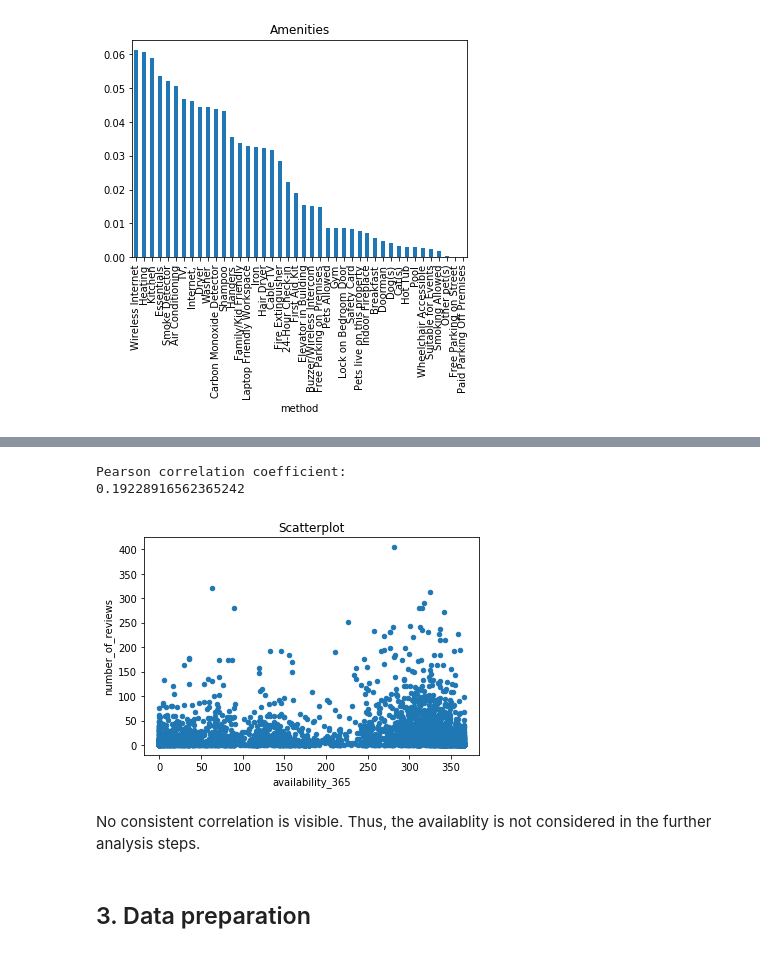
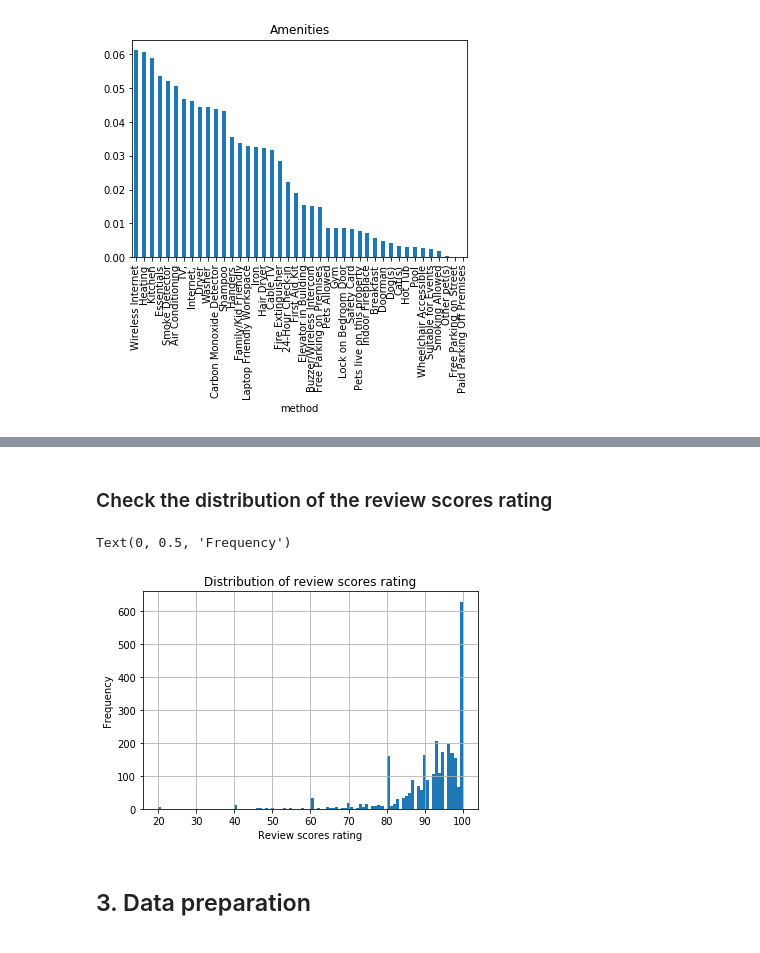
Before and after one commit to MiRoDS/DataScience_Project1, a Jupyter notebook: AirBNBAnalysis.ipynb, the cells around one changed output, grey strips where cells are left out. Drawn from its saved outputs; the diff is of its cells as text; code cells hidden in the pictures.

```diff
--- a/AirBNBAnalysis.ipynb
+++ b/AirBNBAnalysis.ipynb
@@ -233,14 +173,13 @@ Pearson correlation coefficient:
-# %%
-df.plot.scatter(x='availability_365', y='number_of_reviews')
-plt.title("Scatterplot")
-print('Pearson correlation coefficient:')
-print(df['availability_365'].corr(df['number_of_reviews']))
-# %% [output]
-Pearson correlation coefficient:
-0.19228916562365242
-[figure, removed]
-# %% [markdown]
-No consistent correlation is visible. Thus, the availablity is not considered in the further analysis steps.
+# %% [markdown]
+### Check the distribution of the review scores rating
+# %%
+df['review_scores_rating'].hist(bins=100, range=(20, 100))
+plt.title("Distribution of review scores rating")
+plt.xlabel('Review scores rating')
+plt.ylabel('Frequency')
+# %% [output]
+Text(0, 0.5, 'Frequency')
+[figure, added]
 # %% [markdown]
 ## 3. Data preparation
 # %%
```
Also changed, not shown: parts of 35 cells of this notebook.
